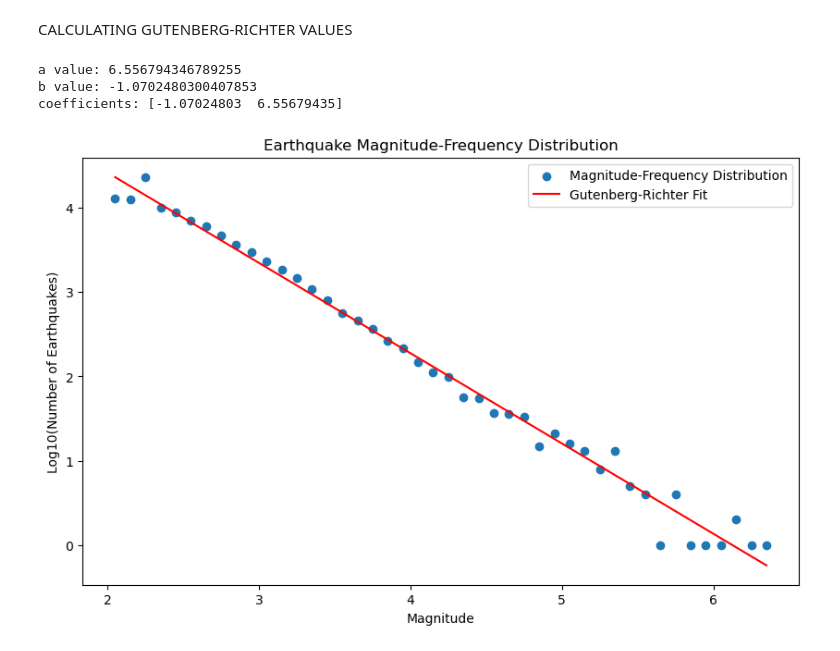
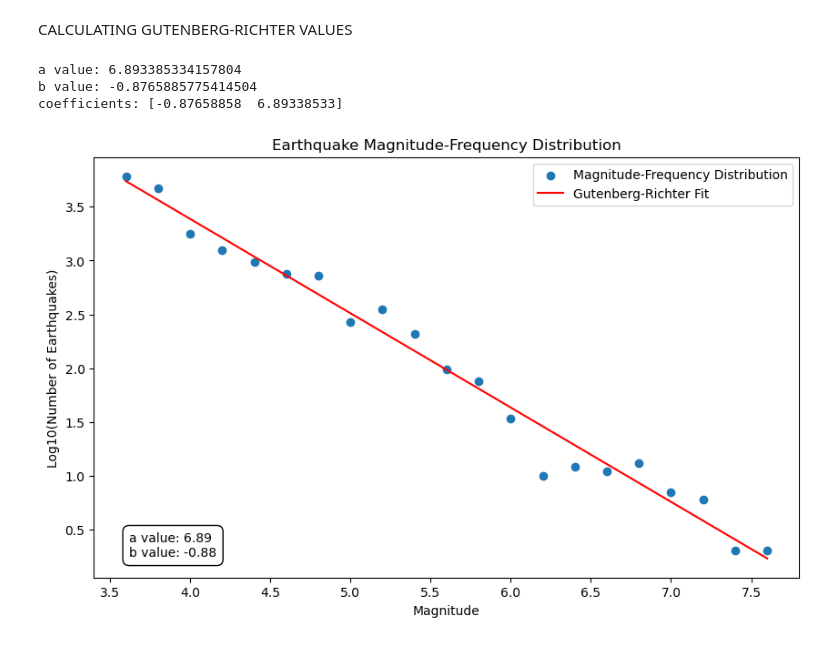
Before and after one commit to sallyfons/MLEE, a Jupyter notebook: eq_prediction.ipynb, the cells around one changed output. Saved outputs shown, nothing was run; the diff lists cells and outputs as text; code cells hidden in the pictures.

```diff
--- a/eq_prediction.ipynb
+++ b/eq_prediction.ipynb
@@ -99,7 +101,8 @@ print(f'Number of rows where both "Mw" and "ML" are either 0 or NaN: {count}')
 print(f' Depths that are NaN: {data["depth"].isnull().sum()}')
 
 #Due to high number of NaN in Mw, ML will be used. Also the same one as in the Italy Earthquake Prediction model
-data = data.rename(columns={'ML': 'magnitude'})
+#not the case anymore, xM will be used instead of ML
+data = data.rename(columns={'xM': 'magnitude'})
 # Drop rows where the values of ML are NaN
 data = data.dropna(subset=['magnitude'], how='any')
 
@@ -108,7 +111,10 @@ data = data[data['magnitude'] != 0]
 
 # Print the data
 print(data)
+print(data.columns)
 print(f' Moment Magnitude that are NaN or 0: {(data["Mw"].isnull() | (data["Mw"] == 0)).sum()}')
+
+print(data['Type (eq/ex)'].unique())
 # %% [output]
  Numeric dates that are NaN: 0
  Latitude that are NaN: 0
@@ -727,38 +802,42 @@ Root Mean Squared Error on Training Set: 0.28703545546475323
 CALCULATING GUTENBERG-RICHTER VALUES
 # %%
 #Count number of earthquakes for each magnitude & extract vaues from midpoint of bins
-mag_counts, mag_bins = np.histogram(data['magnitude'], bins=np.arange(data['magnitude'].min(), data['magnitude'].max(), 0.1))
+mag_counts, mag_bins = np.histogram(data['magnitude'], bins=np.arange(data['magnitude'].min(), data['magnitude'].max(), 0.2))
 mag_values = (mag_bins[:-1] + mag_bins[1:]) / 2
 
 # Perform linear regression on the log-transformed data
 log_mag_counts = np.log10(np.where(mag_counts > 0, mag_counts, 1))
 
 # Fit a linear function to the log-transformed data
 coeff = np.polyfit(mag_values, log_mag_counts, 1)
 b, a = coeff
 
 # Display the results
 print(f"a value: {a}")
 print(f"b value: {b}")
 print(f"coefficients: {coeff}")
 
 # Plot the earthquake magnitude-frequency distribution
 plt.figure(figsize=(10, 6))
 plt.scatter(mag_values, log_mag_counts, label='Magnitude-Frequency Distribution')
 plt.xlabel('Magnitude')
 plt.ylabel('Log10(Number of Earthquakes)')
 plt.title('Earthquake Magnitude-Frequency Distribution')
 
 # Plot the fitted curve
 plt.plot(mag_values, a + b * mag_values, color='red', label='Gutenberg-Richter Fit')
 
 # Display the legend
 plt.legend()
 
+# Add a box with the a and b values
+plt.text(0.05, 0.05, f"a value: {a:.2f}\nb value: {b:.2f}", transform=plt.gca().transAxes,
+         bbox=dict(facecolor='white', edgecolor='black', boxstyle='round,pad=0.5'))
+
 # Show the plot
 plt.show()
 # %% [output]
-a value: 6.556794346789255
-b value: -1.0702480300407853
-coefficients: [-1.07024803  6.55679435]
+a value: 6.893385334157804
+b value: -0.8765885775414504
+coefficients: [-0.87658858  6.89338533]
-[figure, old version]
+[figure, new version]
```
Also changed, not shown: parts of 16 cells of this notebook.
